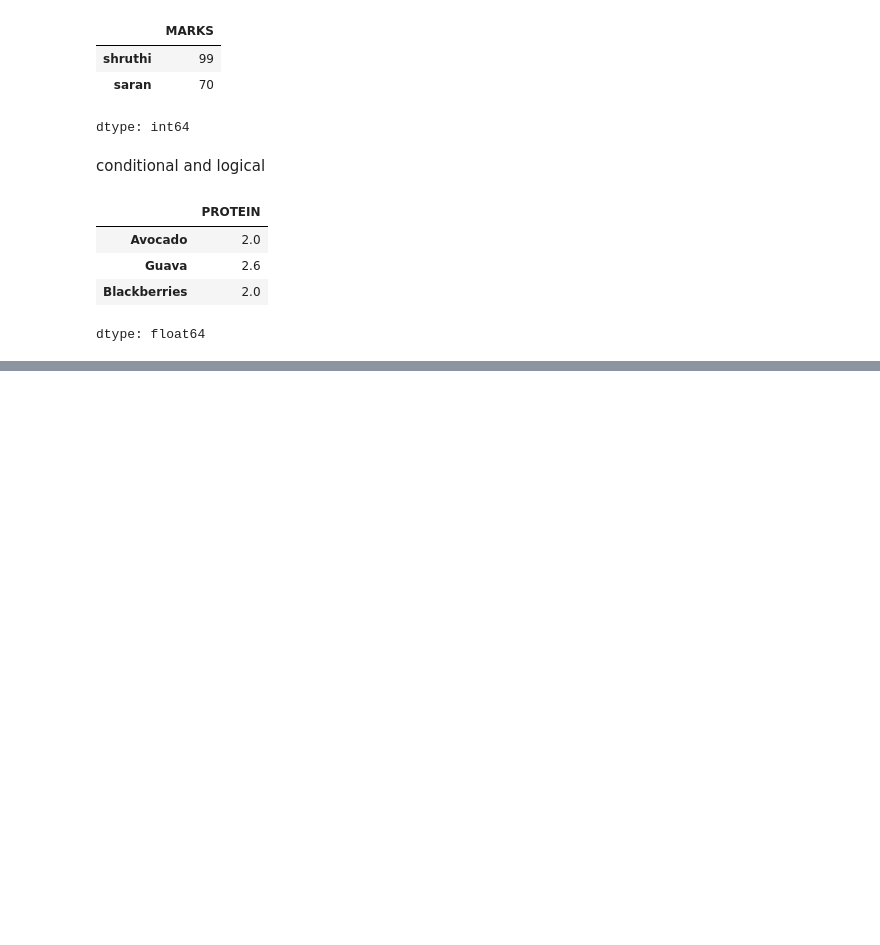
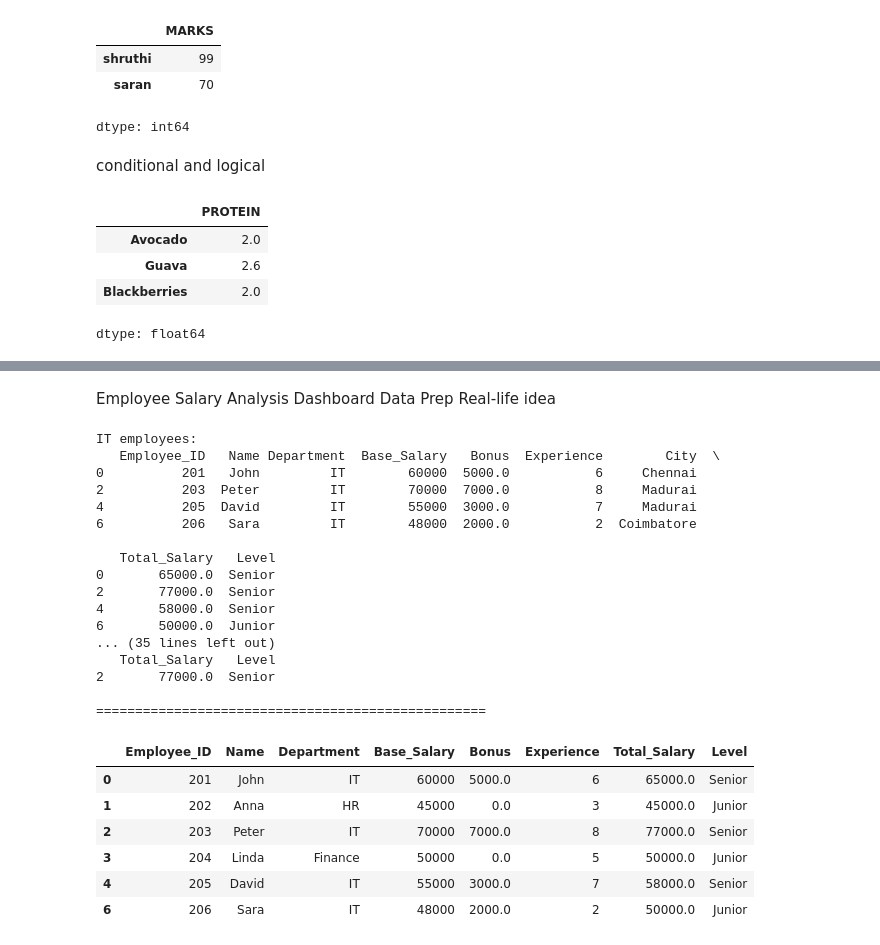
Before and after one commit to SHRUTHIHARIKRISH/python29, a Jupyter notebook: pandas29.ipynb, the cells around one changed output, grey strips where cells are left out. Saved outputs shown, nothing was run; the diff lists cells and outputs as text; code cells hidden in the pictures; blank space fills up the shorter version.

```diff
--- a/pandas29.ipynb
+++ b/pandas29.ipynb
@@ -265,3 +265,77 @@ print(df_sorted)
 
 print("\nTop 3 students:")
 print(df_sorted.head(3))
+# %% [markdown]
+Employee Salary Analysis Dashboard Data Prep Real-life idea
+# %%
+import pandas as pd
+
+data = {
+    "Emp_ID": [201, 202, 203, 204, 205, 202, 206],
+    "Name": ["John", "Anna", "Peter", "Linda", "David", "Anna", "Sara"],
+    "Department": ["IT", "HR", "IT", "Finance", "IT", "HR", "IT"],
+    "Salary": [60000, 45000, 70000, 50000, 55000, 45000, 48000],
+    "Bonus": [5000, None, 7000, None, 3000, None, 2000],
+    "Experience": [6, 3, 8, 5, 7, 3, 2],
+    "City": ["Chennai", "Chennai", "Madurai", "Chennai", "Madurai", "Chennai", "Coimbatore"]
+}
+
+df = pd.DataFrame(data)
+df.isnull()
+# Corrected: Fill 'Bonus' NaN with numeric 0
+df['Bonus'] = df['Bonus'].fillna(0)
+df['Emp_ID'].duplicated()
+df = df.drop_duplicates(subset="Emp_ID", keep="first")
+df=df.rename(columns={"Emp_ID": "Employee_ID", "Salary":"Base_Salary"})
+# Corrected: Assign 'Total_Salary' column properly
+df["Total_Salary"] = df["Base_Salary"] + df["Bonus"]
+# Corrected: Assign 'Level' column to the DataFrame
+df["Level"] = df["Experience"].apply(lambda x: "Senior" if x > 5 else "Junior")
+#should nor assign recursion to variable
+
+
+high_salary=df[df["Base_Salary"] > 50000]
+it_employee = df[df["Department"] == "IT"]
+print("\nIT employees:")
+print(df[df["Department"] == "IT"])
+
+print(df.loc[0])
+print(df.loc[:,["Name" , "Total_Salary"]]) # Corrected 'total_Salary' to 'Total_Salary'
+
+
+
+print(df.iloc[0])
+print(df.iloc[0:3,0:2])
+
+df = df.drop("City", axis=1)
+
+highest_paid = df[df["Total_Salary"] == df["Total_Salary"].max()]
+
+print("Highest Paid Employee:\n", highest_paid)
+print("\n" + "="*50)
+df
+# %% [output]
+IT employees:
+   Employee_ID   Name Department  Base_Salary   Bonus  Experience        City  \
+0          201   John         IT        60000  5000.0           6     Chennai
+2          203  Peter         IT        70000  7000.0           8     Madurai
+4          205  David         IT        55000  3000.0           7     Madurai
+6          206   Sara         IT        48000  2000.0           2  Coimbatore
+
+   Total_Salary   Level
+0       65000.0  Senior
+2       77000.0  Senior
+4       58000.0  Senior
+6       50000.0  Junior
+... (35 lines left out)
+   Total_Salary   Level
+2       77000.0  Senior
+
+==================================================
+|  | Employee_ID | Name | Department | Base_Salary | Bonus | Experience | Total_Salary | Level |
+| 0 | 201 | John | IT | 60000 | 5000.0 | 6 | 65000.0 | Senior |
+| 1 | 202 | Anna | HR | 45000 | 0.0 | 3 | 45000.0 | Junior |
+| 2 | 203 | Peter | IT | 70000 | 7000.0 | 8 | 77000.0 | Senior |
+| 3 | 204 | Linda | Finance | 50000 | 0.0 | 5 | 50000.0 | Junior |
+| 4 | 205 | David | IT | 55000 | 3000.0 | 7 | 58000.0 | Senior |
+| 6 | 206 | Sara | IT | 48000 | 2000.0 | 2 | 50000.0 | Junior |
```
Also changed, not shown: parts of 1 cell of this notebook.
